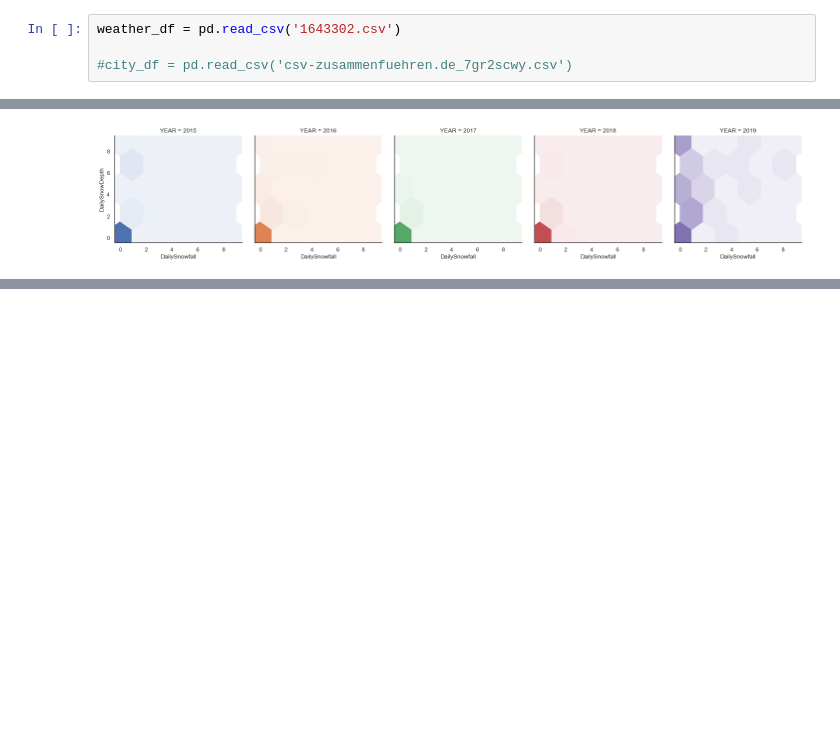
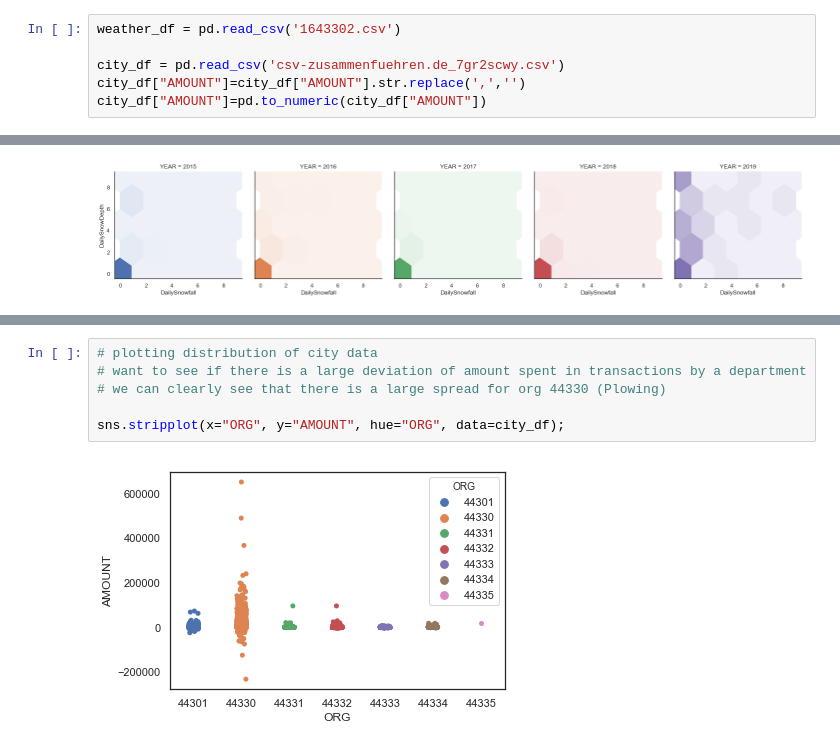
Before and after one commit to tylerharter/s19-city-t1, a Jupyter notebook: Madison Snowfall Visualization.ipynb, the cells around one changed output, grey strips where cells are left out. Cells and saved outputs as stored; diff of their text form; blank space fills up the shorter version.

```diff
--- a/Madison Snowfall Visualization.ipynb
+++ b/Madison Snowfall Visualization.ipynb
@@ -11,7 +11,9 @@ sns.despine()
 # %%
 weather_df = pd.read_csv('1643302.csv')
 
-#city_df = pd.read_csv('csv-zusammenfuehren.de_7gr2scwy.csv')
+city_df = pd.read_csv('csv-zusammenfuehren.de_7gr2scwy.csv')
+city_df["AMOUNT"]=city_df["AMOUNT"].str.replace(',','')
+city_df["AMOUNT"]=pd.to_numeric(city_df["AMOUNT"])
 # %%
 # cleaning the data of NAN values
 # this removes ~96% of the data (snowfall and snow depth is not recorded hourly)
@@ -76,0 +118,8 @@ g.map(hexbin, "DailySnowfall", "DailySnowDepth", extent=[0,9, 0,9]);
+# %%
+# plotting distribution of city data
+# want to see if there is a large deviation of amount spent in transactions by a department
+# we can clearly see that there is a large spread for org 44330 (Plowing)
+
+sns.stripplot(x="ORG", y="AMOUNT", hue="ORG", data=city_df);
+# %% [output]
+[figure, added]
```
Also changed, not shown: parts of 4 cells of this notebook.
